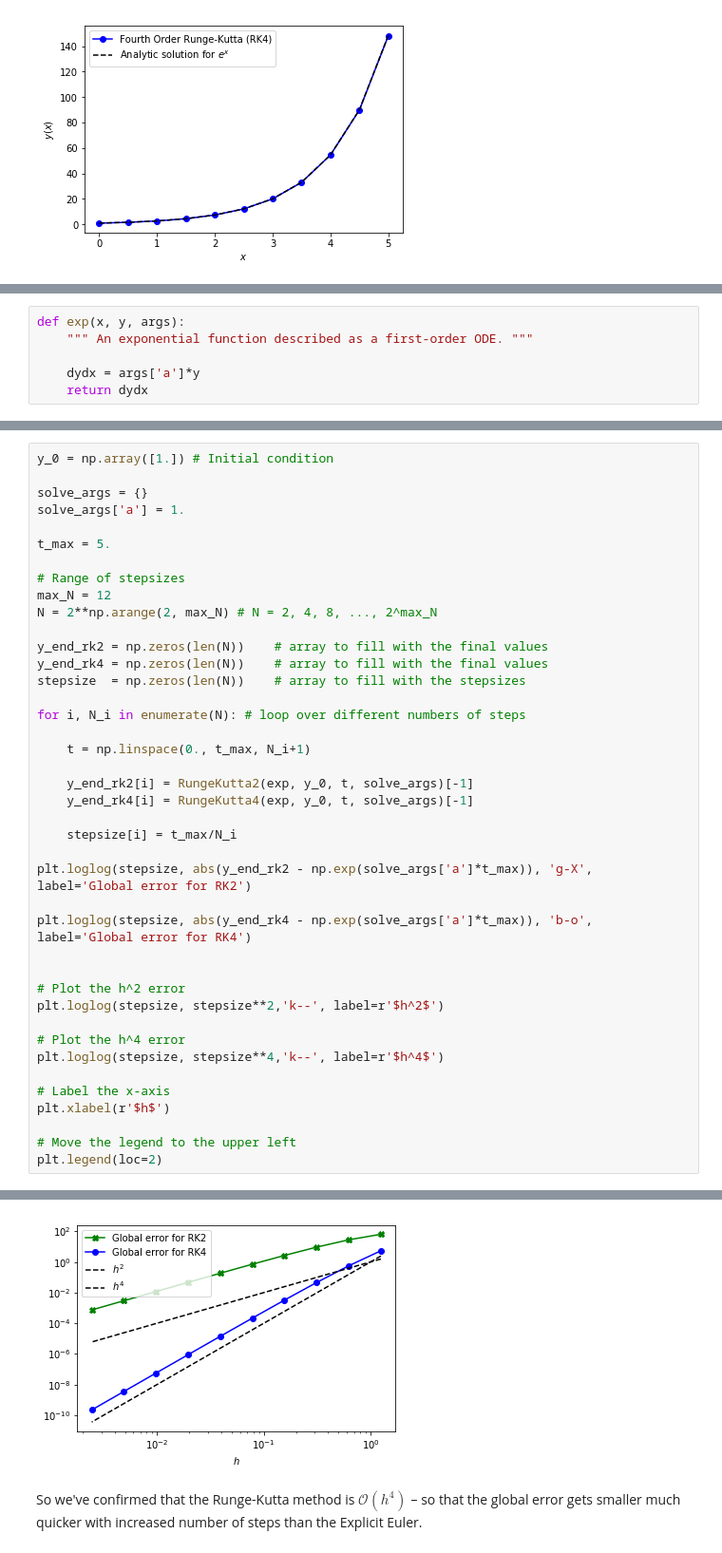
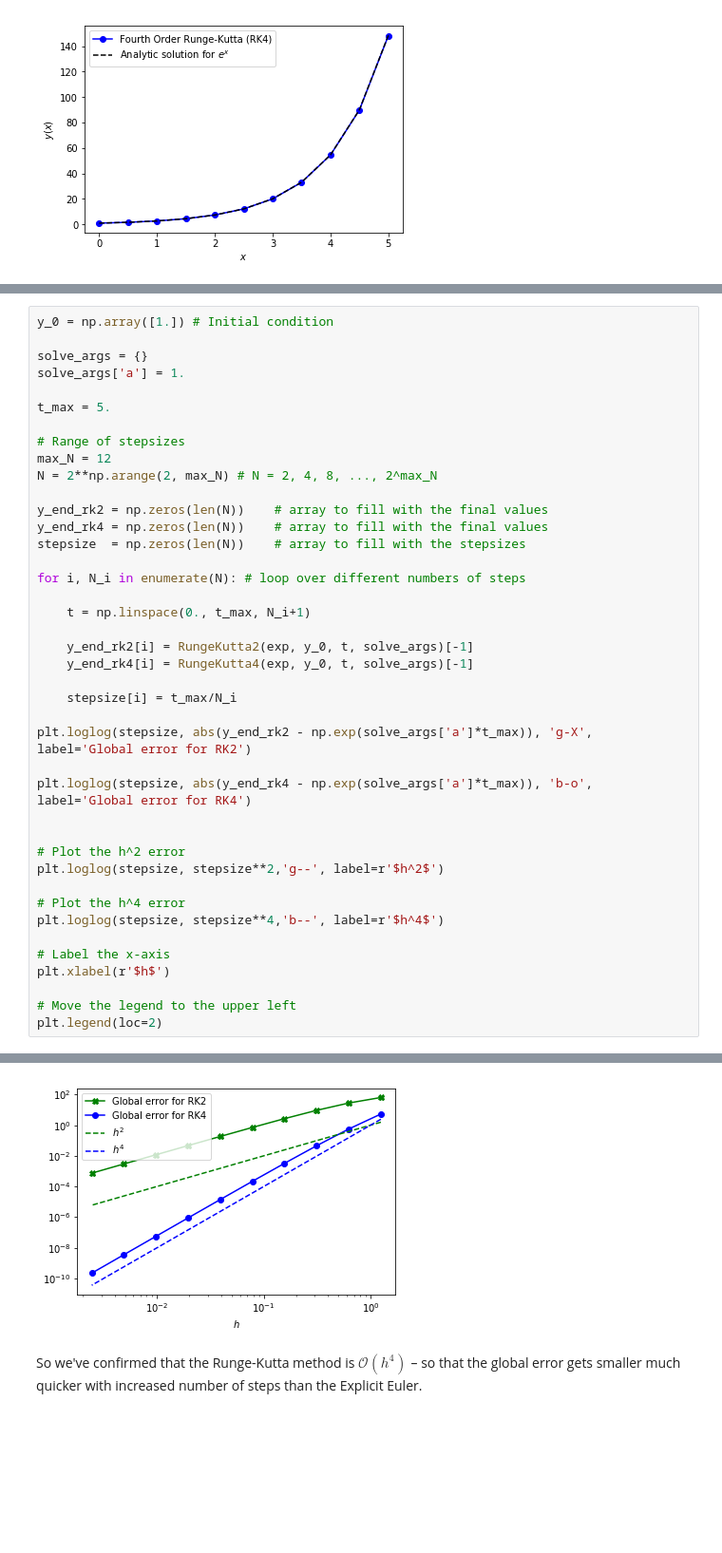
Before and after one commit to UChicagoPhysics/PHYS250, a Jupyter notebook: Examples/The-Runge-Kutta-Method-Higher-Order-ODEs-and-Multistep-Methods.ipynb, the cells around one changed output, grey strips where cells are left out. Shown at 95% size. Saved outputs shown, nothing was run; the diff lists cells and outputs as text; blank space fills up the shorter version.

```diff
--- a/Examples/The-Runge-Kutta-Method-Higher-Order-ODEs-and-Multistep-Methods.ipynb
+++ b/Examples/The-Runge-Kutta-Method-Higher-Order-ODEs-and-Multistep-Methods.ipynb
@@ -245,6 +230,0 @@ We'll define our test function `exp` just as we did in Part 1.
-# %%
-def exp(x, y, args):
-    """ An exponential function described as a first-order ODE. """
-
-    dydx = args['a']*y
-    return dydx
@@ -264,36 +242,36 @@ N = 2**np.arange(2, max_N) # N = 2, 4, 8, ..., 2^max_N
 
 y_end_rk2 = np.zeros(len(N))    # array to fill with the final values
 y_end_rk4 = np.zeros(len(N))    # array to fill with the final values
 stepsize  = np.zeros(len(N))    # array to fill with the stepsizes
 
 for i, N_i in enumerate(N): # loop over different numbers of steps
 
     t = np.linspace(0., t_max, N_i+1)
 
     y_end_rk2[i] = RungeKutta2(exp, y_0, t, solve_args)[-1]
     y_end_rk4[i] = RungeKutta4(exp, y_0, t, solve_args)[-1]
 
     stepsize[i] = t_max/N_i
 
 plt.loglog(stepsize, abs(y_end_rk2 - np.exp(solve_args['a']*t_max)), 'g-X', label='Global error for RK2')
 
 plt.loglog(stepsize, abs(y_end_rk4 - np.exp(solve_args['a']*t_max)), 'b-o', label='Global error for RK4')
 
 
 # Plot the h^2 error
-plt.loglog(stepsize, stepsize**2,'k--', label=r'$h^2$')
+plt.loglog(stepsize, stepsize**2,'g--', label=r'$h^2$')
 
 # Plot the h^4 error
-plt.loglog(stepsize, stepsize**4,'k--', label=r'$h^4$')
+plt.loglog(stepsize, stepsize**4,'b--', label=r'$h^4$')
 
 # Label the x-axis
 plt.xlabel(r'$h$')
 
 # Move the legend to the upper left
 plt.legend(loc=2)
 # %% [output]
 <matplotlib.legend.Legend at 0x...>
-[figure, old version]
+[figure, new version]
 # %% [markdown]
 So we've confirmed that the Runge-Kutta method is $\mathcal{O}(h^4)$ – so that the global error gets smaller much quicker with increased number of steps than the Explicit Euler.
 # %% [markdown]
```
Also changed, not shown: parts of 12 cells of this notebook, 1 other file.
